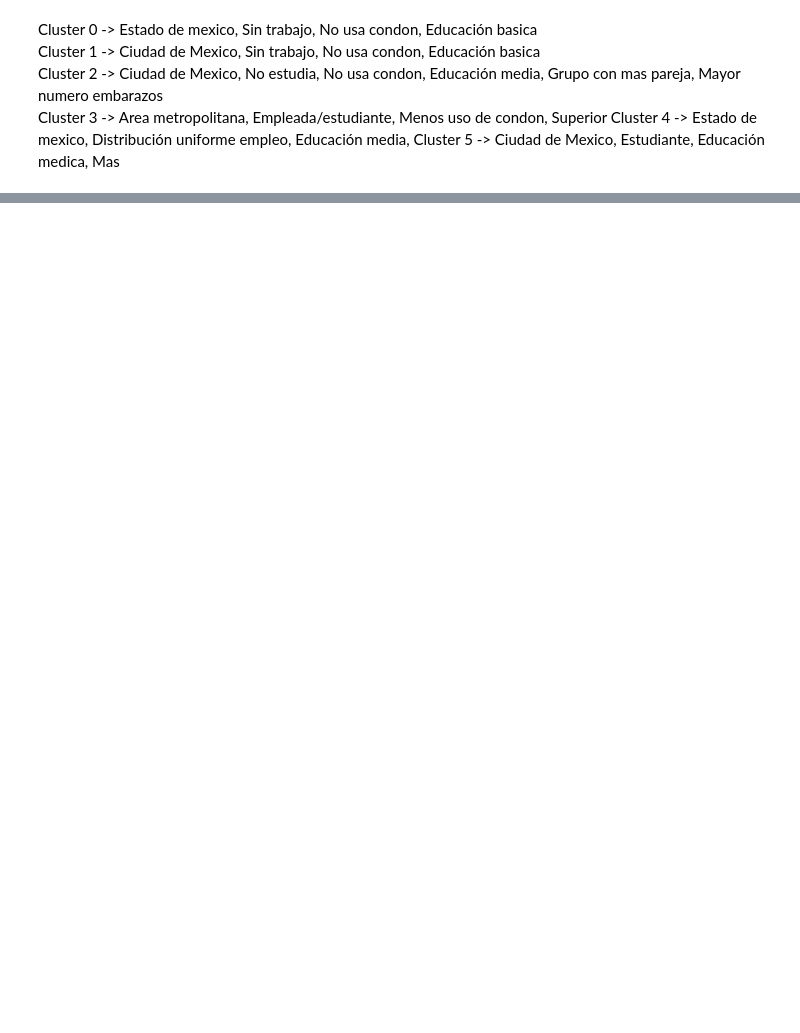
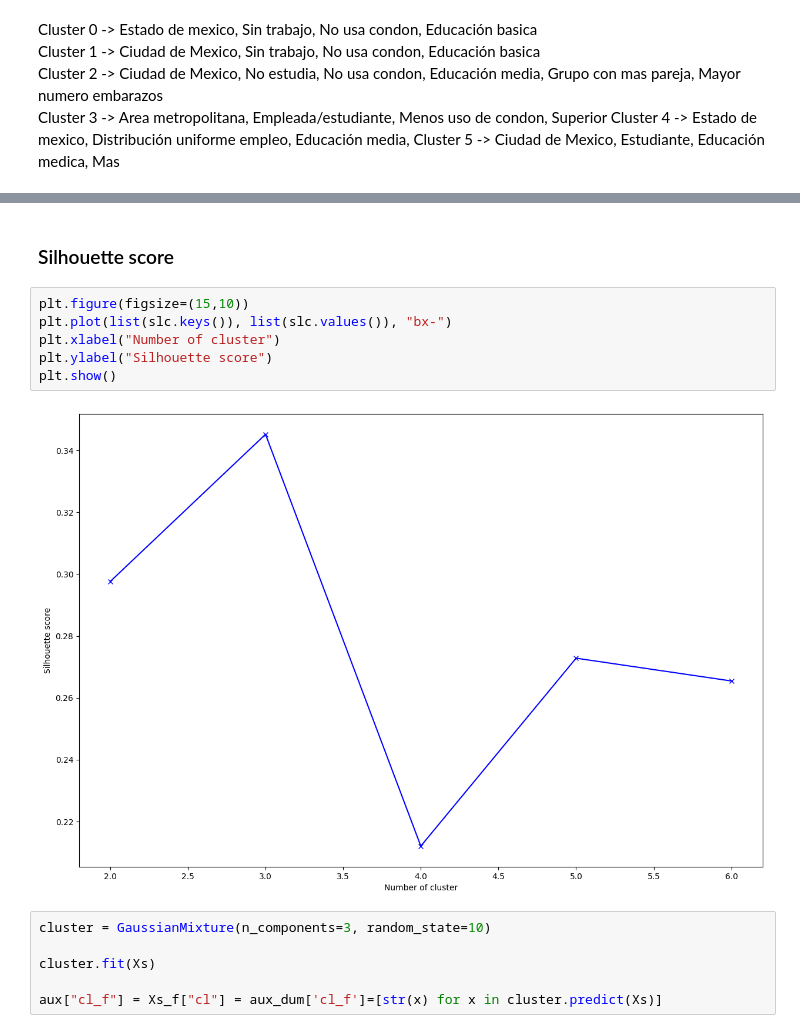
Before and after one commit to bluterplay/7moSemestre, a Jupyter notebook: MineriaDatos/Clusters.ipynb, the cells around one changed output, grey strips where cells are left out. Drawn from its saved outputs; the diff is of its cells as text; blank space fills up the shorter version.

```diff
--- a/MineriaDatos/Clusters.ipynb
+++ b/MineriaDatos/Clusters.ipynb
@@ -254,0 +343,16 @@ Cluster 5 -> Ciudad de Mexico, Estudiante, Educación medica, Mas
+# %% [markdown]
+### Silhouette score
+# %%
+plt.figure(figsize=(15,10))
+plt.plot(list(slc.keys()), list(slc.values()), "bx-")
+plt.xlabel("Number of cluster")
+plt.ylabel("Silhouette score")
+plt.show()
+# %% [output]
+[figure, added]
+# %%
+cluster = GaussianMixture(n_components=3, random_state=10)
+
+cluster.fit(Xs)
+
+aux["cl_f"] = Xs_f["cl"] = aux_dum['cl_f']=[str(x) for x in cluster.predict(Xs)]
```
Also changed, not shown: parts of 34 cells of this notebook.
